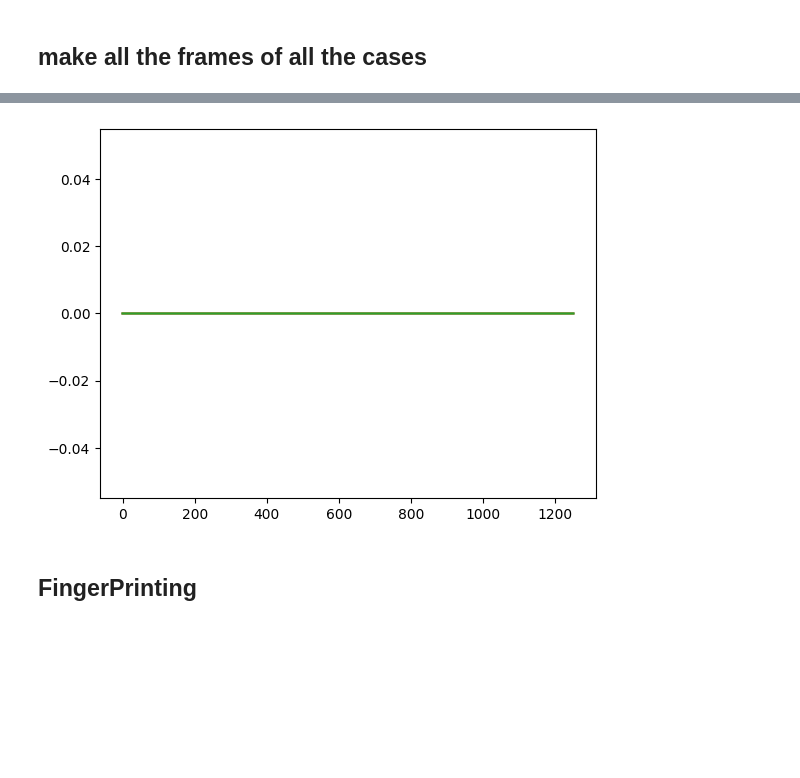
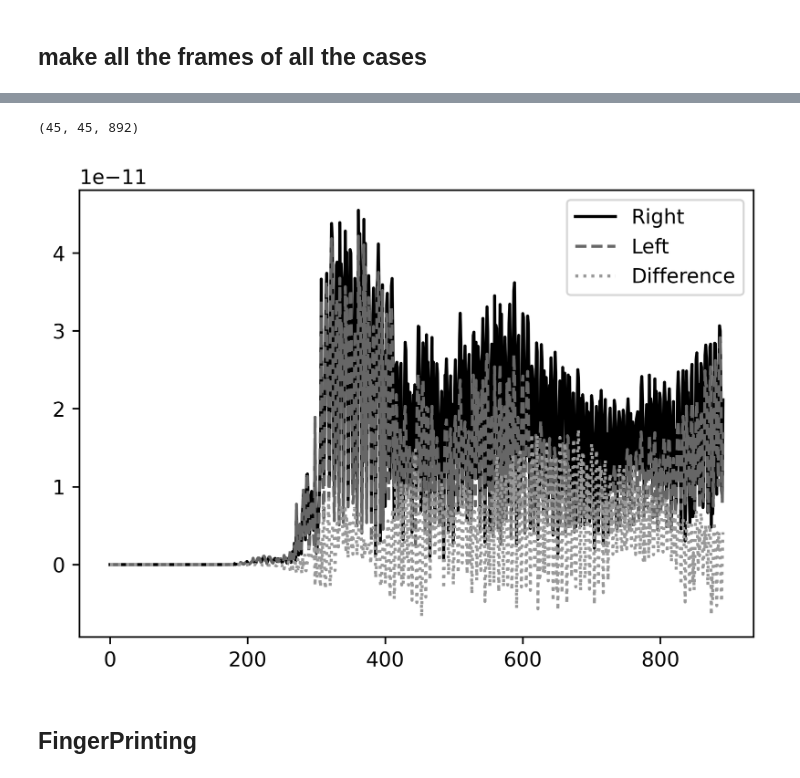
Before and after one commit to danchendrickson/3D_EFIT, a Jupyter notebook: MakeFingerPrintsFromPickles.ipynb, the cells around one changed output, grey strips where cells are left out. Drawn from its saved outputs; the diff is of its cells as text; code cells hidden in the pictures; blank space fills up the shorter version.

```diff
--- a/MakeFingerPrintsFromPickles.ipynb
+++ b/MakeFingerPrintsFromPickles.ipynb
@@ -64,7 +61,7 @@ else:
 # %% [markdown]
 ## Load data
 # %%
-Case = '15m10XRfRq'
+Case = '20m15XRfRqb'
 CasesAtaTime = 2
 FilesAtTime = 5
 ProcessPerFile = 5
@@ -147,3 +115,9 @@ def getFigData(fileName, Position, skips, xStart, xEnd, yStart, yEnd, zStart, zE
+# %%
+def getPreStrippedData(fileName):
+    file=open(fileName,'rb')
+    temp = pickle.load(file)
+    file.close()
+    return temp
 # %%
 def SimpleFig(Data, t, v, figW, figH, Folder):
 
@@ -270,0 +156,2 @@ GifsToMake.append([0,xmax,gridEndWeb-1,gridEndWeb-1,gridEndFoot,gridStartHead,"W
+# %%
+fileNames = glob.glob(imFolder+'Data*.p')
@@ -271,2 +167,2 @@ GifsToMake.append([0,xmax,gridEndWeb-1,gridEndWeb-1,gridEndFoot,gridStartHead,"W
 # %%
-Data = getStackData(GifsToMake[11],1)
+Data = getPreStrippedData(fileNames[4])
@@ -280,0 +169,4 @@ plt.show()
+# %%
+Data.shape
+# %% [output]
+(45, 45, 892)
@@ -281,11 +183,12 @@ plt.show()
 # %%
-fig = plt.figure()
-plt.plot(Data[20,20,:])
-plt.plot(Data[27,20,:])
-plt.plot(Data[20,20,:]-Data[27,20,:])
+fig = plt.figure(figsize=(6,4),dpi=600)
+plt.plot(Data[19,20,:],label='Right')
+plt.plot(Data[27,20,:],label='Left')
+plt.plot(Data[19,20,:]-Data[27,20,:], label='Difference')
+plt.legend()
 plt.show()
 # %% [output]
-[figure, old version]
+[figure, new version]
 # %% [markdown]
 ## FingerPrinting
 # %%
```
Also changed, not shown: parts of 16 cells of this notebook, 4 other files.
